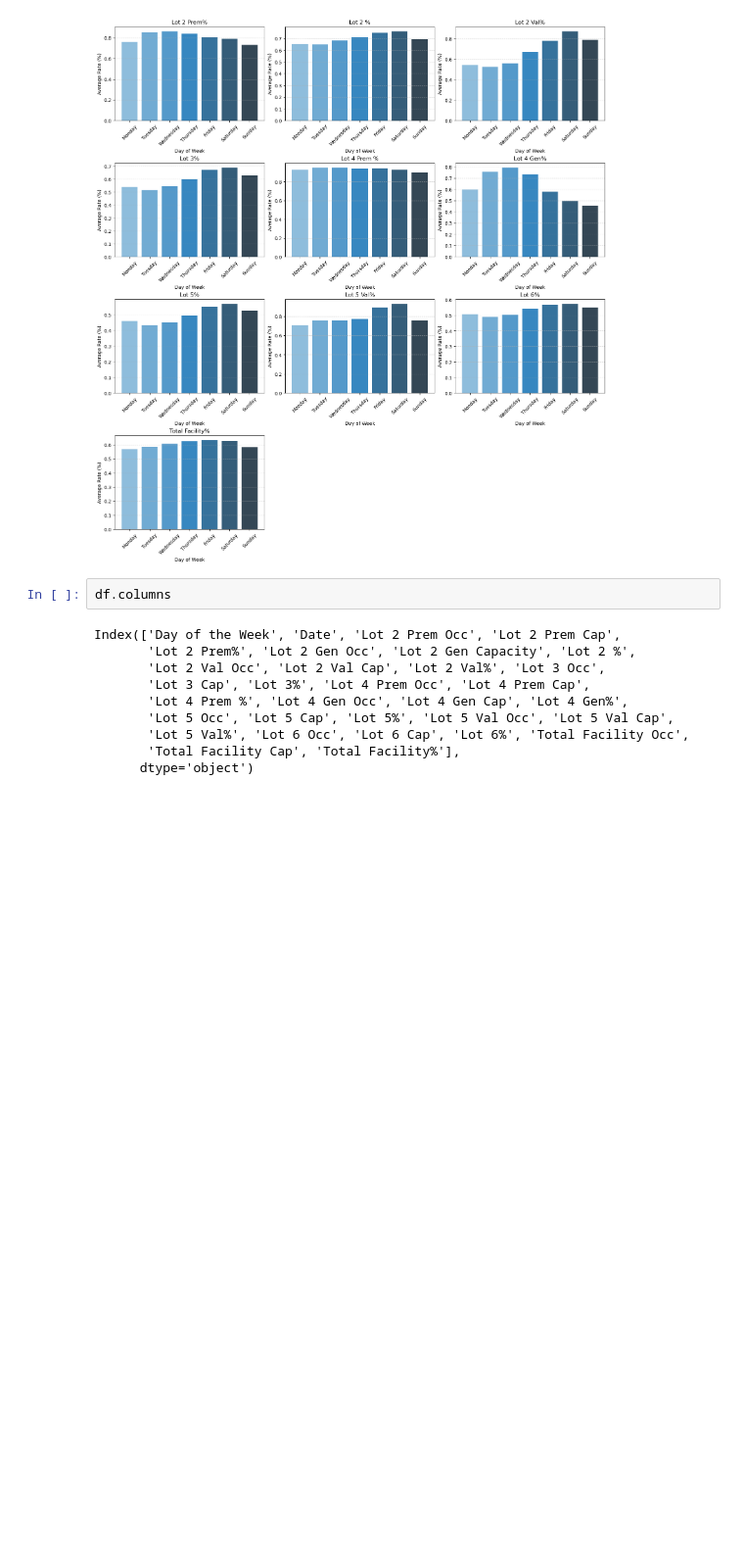
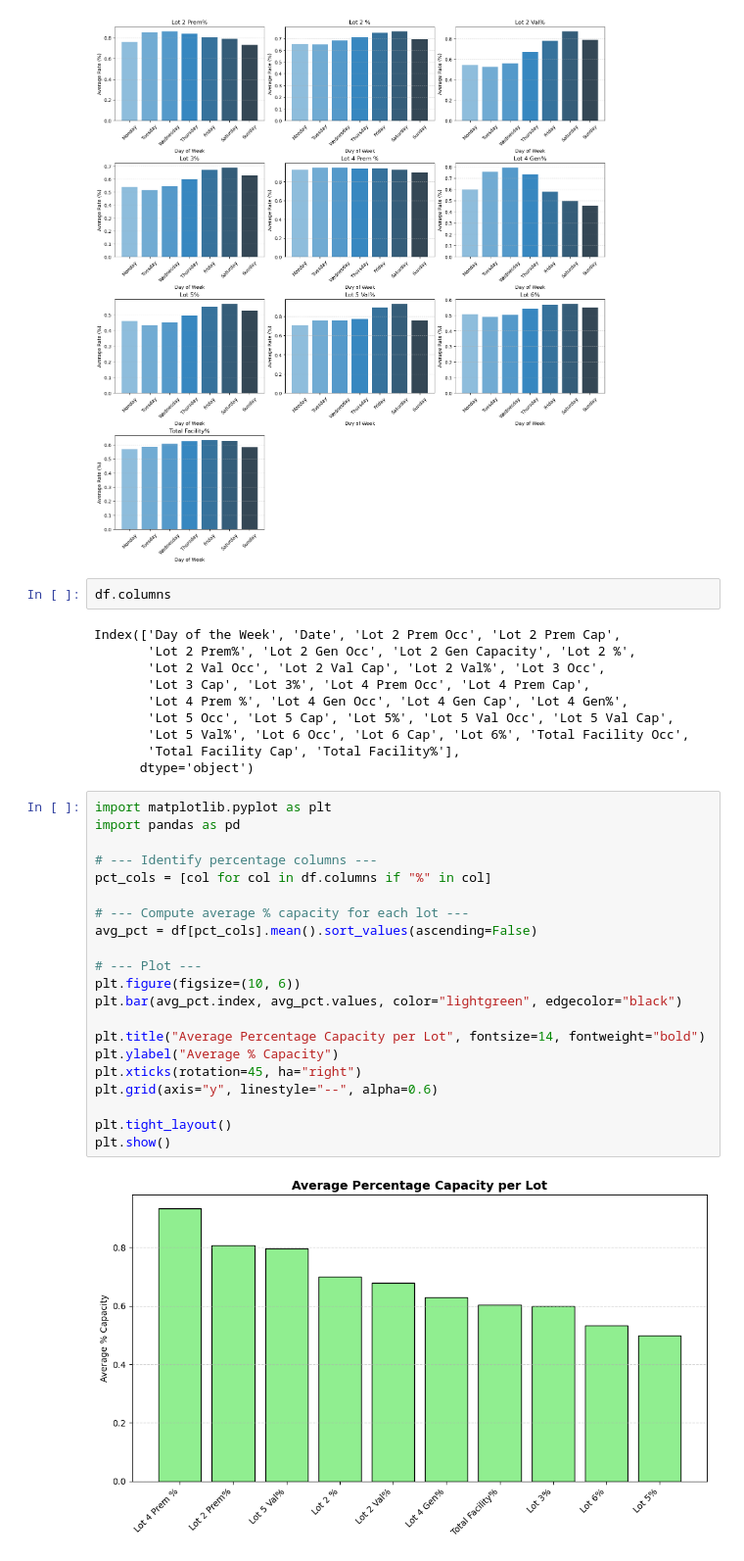
Before and after one commit to doom-boy/Ontario-Competition-Project, a Jupyter notebook: newer_lot_counts_eda.ipynb, the cells around one changed output. Shown at 98% size. Drawn from its saved outputs; the diff is of its cells as text; blank space fills up the shorter version.

```diff
--- a/newer_lot_counts_eda.ipynb
+++ b/newer_lot_counts_eda.ipynb
@@ -196,3 +235,26 @@ Index(['Day of the Week', 'Date', 'Lot 2 Prem Occ', 'Lot 2 Prem Cap',
        'Lot 5 Val%', 'Lot 6 Occ', 'Lot 6 Cap', 'Lot 6%', 'Total Facility Occ',
        'Total Facility Cap', 'Total Facility%'],
       dtype='object')
+# %%
+import matplotlib.pyplot as plt
+import pandas as pd
+
+# --- Identify percentage columns ---
+pct_cols = [col for col in df.columns if "%" in col]
+
+# --- Compute average % capacity for each lot ---
+avg_pct = df[pct_cols].mean().sort_values(ascending=False)
+
+# --- Plot ---
+plt.figure(figsize=(10, 6))
+plt.bar(avg_pct.index, avg_pct.values, color="lightgreen", edgecolor="black")
+
+plt.title("Average Percentage Capacity per Lot", fontsize=14, fontweight="bold")
+plt.ylabel("Average % Capacity")
+plt.xticks(rotation=45, ha="right")
+plt.grid(axis="y", linestyle="--", alpha=0.6)
+
+plt.tight_layout()
+plt.show()
+# %% [output]
+[figure, added]
```
Also changed, not shown: parts of 10 cells of this notebook, 3 other files.
